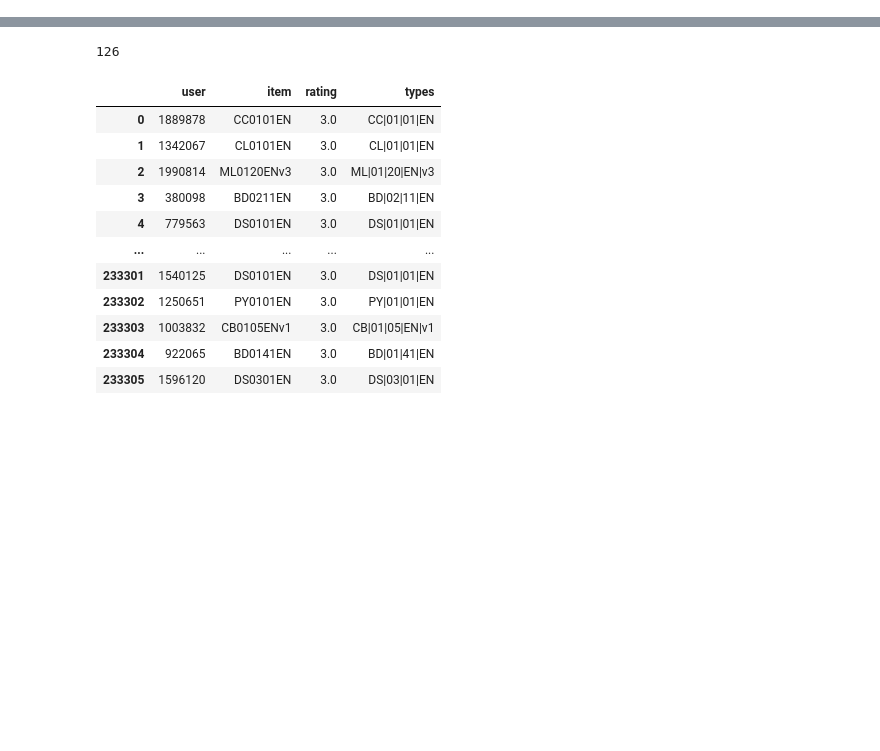
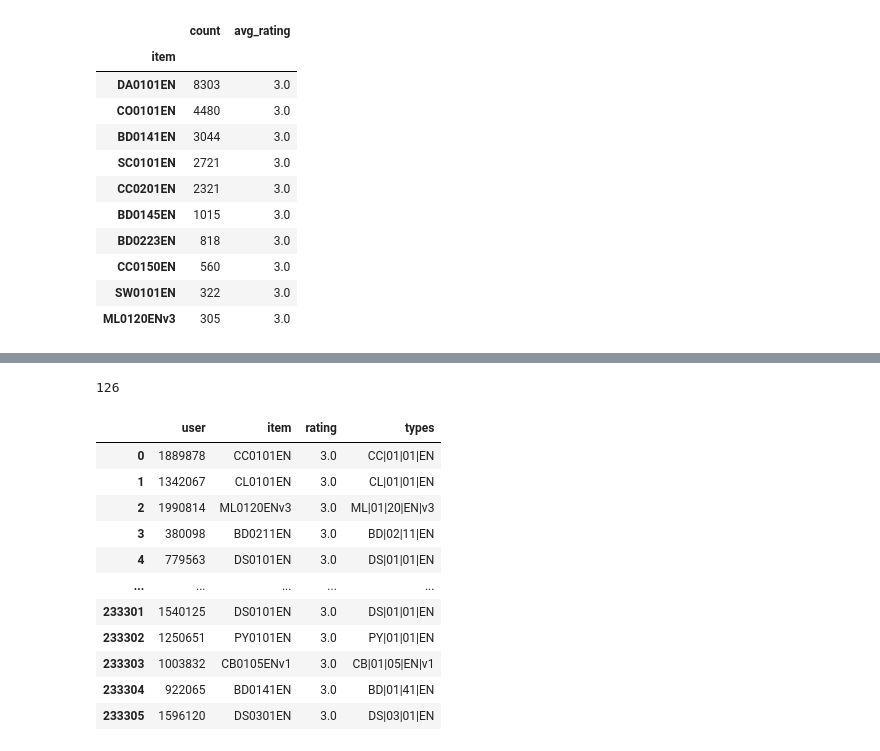
Before and after one commit to justHman/AIL, a Jupyter notebook: notebooks/experiments.ipynb, the cells around one changed output, grey strips where cells are left out. Saved outputs shown, nothing was run; the diff lists cells and outputs as text; code cells hidden in the pictures; blank space fills up the shorter version.

```diff
--- a/notebooks/experiments.ipynb
+++ b/notebooks/experiments.ipynb
@@ -4 +6,24 @@ import numpy as np
+# %%
+top_n=10
+
+item_stats = df.groupby('item').agg(
+    count=('rating', 'count'),
+    avg_rating=('rating', 'mean')
+)
+popular_items = item_stats.sort_values(by=['avg_rating', 'count'], ascending=[False, False]).head(top_n)
+
+popular_items
+# %% [output]
+|  | count | avg_rating |
+| item |  |  |
+| DA0101EN | 8303 | 3.0 |
+| CO0101EN | 4480 | 3.0 |
+| BD0141EN | 3044 | 3.0 |
+| SC0101EN | 2721 | 3.0 |
+| CC0201EN | 2321 | 3.0 |
+| BD0145EN | 1015 | 3.0 |
+| BD0223EN | 818 | 3.0 |
+| CC0150EN | 560 | 3.0 |
+| SW0101EN | 322 | 3.0 |
+| ML0120ENv3 | 305 | 3.0 |
 # %%
```
Also changed, not shown: parts of 2 cells of this notebook, 10 other files.
